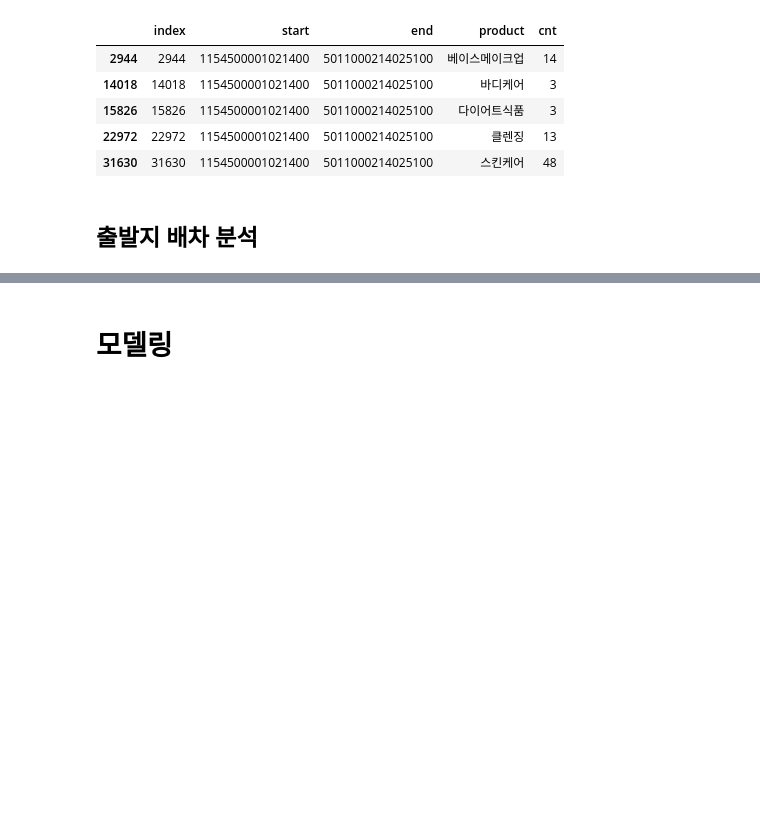
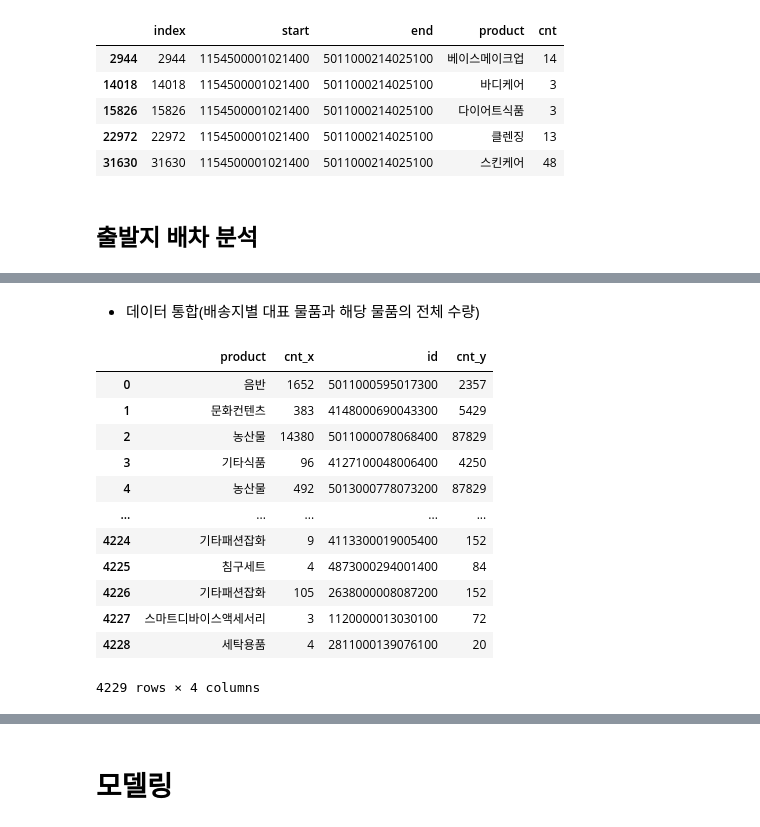
Before and after one commit to seonydg/ml-regression-logistics-distribution-forecast, a Jupyter notebook: Logistics Distribution Forecast Regression Analysis.ipynb, the cells around one changed output, grey strips where cells are left out. Cells and saved outputs as stored; diff of their text form; code cells hidden in the pictures; blank space fills up the shorter version.

```diff
--- a/Logistics Distribution Forecast Regression Analysis.ipynb
+++ b/Logistics Distribution Forecast Regression Analysis.ipynb
@@ -399,0 +535,18 @@ df[(df['start']==s) & (df['end']==e)]
+# %% [markdown]
+- 데이터 통합(배송지별 대표 물품과 해당 물품의 전체 수량)
+# %%
+pd.merge(df_accum_start, df_product_sum, how='left', on='product')
+# %% [output]
+|  | product | cnt_x | id | cnt_y |
+| 0 | 음반 | 1652 | 5011000595017300 | 2357 |
+| 1 | 문화컨텐츠 | 383 | 4148000690043300 | 5429 |
+| 2 | 농산물 | 14380 | 5011000078068400 | 87829 |
+| 3 | 기타식품 | 96 | 4127100048006400 | 4250 |
+| 4 | 농산물 | 492 | 5013000778073200 | 87829 |
+| ... | ... | ... | ... | ... |
+| 4224 | 기타패션잡화 | 9 | 4113300019005400 | 152 |
+| 4225 | 침구세트 | 4 | 4873000294001400 | 84 |
+| 4226 | 기타패션잡화 | 105 | 2638000008087200 | 152 |
+| 4227 | 스마트디바이스액세서리 | 3 | 1120000013030100 | 72 |
+| 4228 | 세탁용품 | 4 | 2811000139076100 | 20 |
+4229 rows × 4 columns
```
Also changed, not shown: parts of 19 cells of this notebook.
